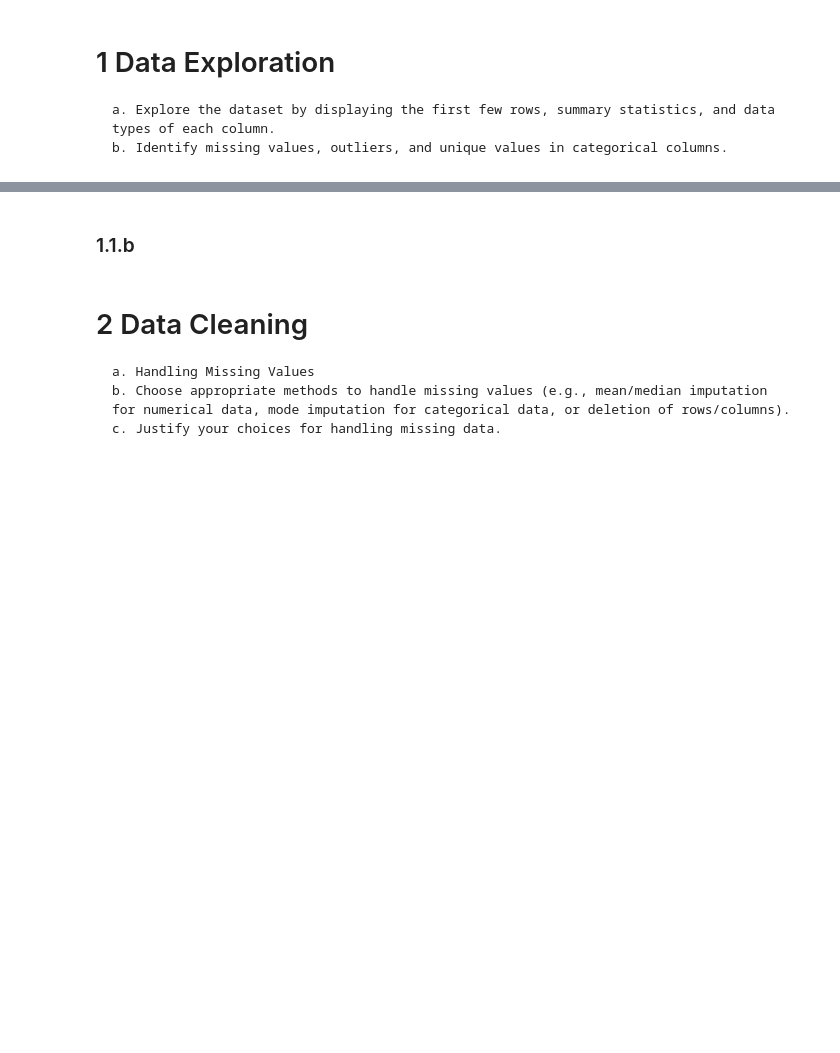
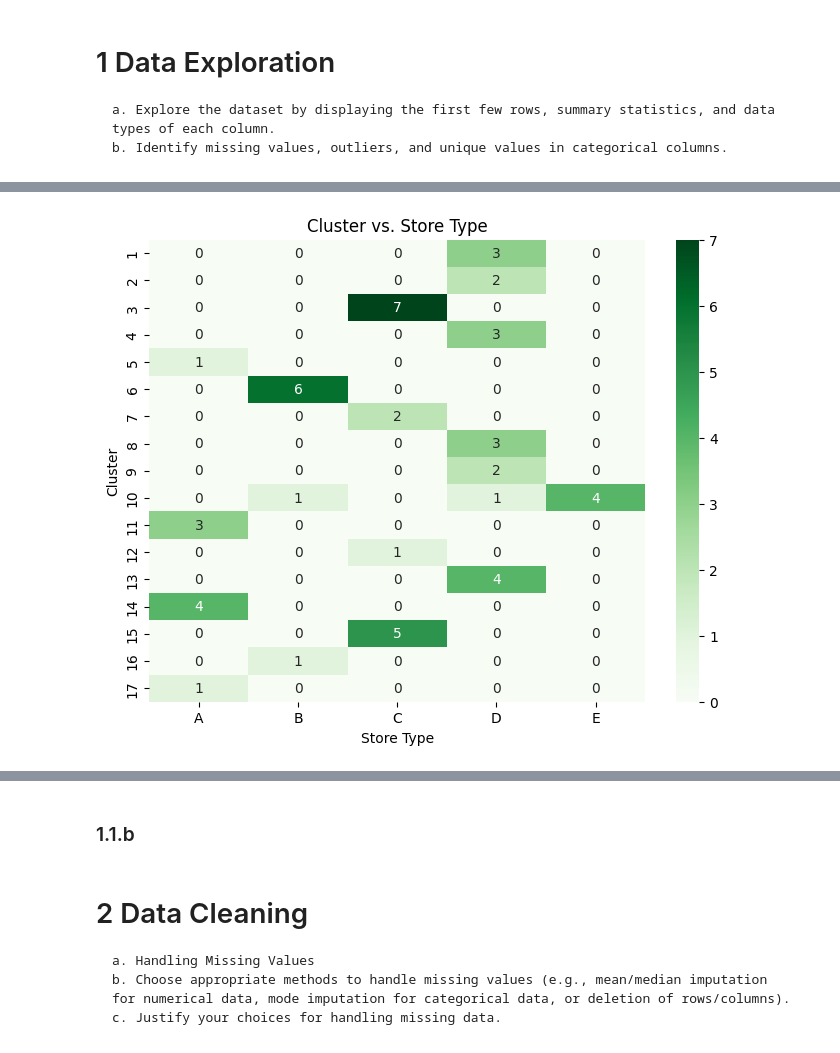
Before and after one commit to SaraSopr/DataPoweredSoftware, a Jupyter notebook: Assignment1.ipynb, the cells around one changed output, grey strips where cells are left out. Cells and saved outputs as stored; diff of their text form; code cells hidden in the pictures; blank space fills up the shorter version.

```diff
--- a/Assignment1.ipynb
+++ b/Assignment1.ipynb
@@ -7,0 +218,14 @@
+# %%
+import matplotlib.pyplot as plt
+import seaborn as sns
+
+# Cluster vs. Store Type
+cluster_type_ct = pd.crosstab(stores['cluster'], stores['type'])
+plt.figure(figsize=(8,6))
+sns.heatmap(cluster_type_ct, annot=True, fmt="d", cmap="Greens")
+plt.title("Cluster vs. Store Type")
+plt.ylabel("Cluster")
+plt.xlabel("Store Type")
+plt.show()
+# %% [output]
+[figure, added]
```
Also changed, not shown: parts of 25 cells of this notebook.
